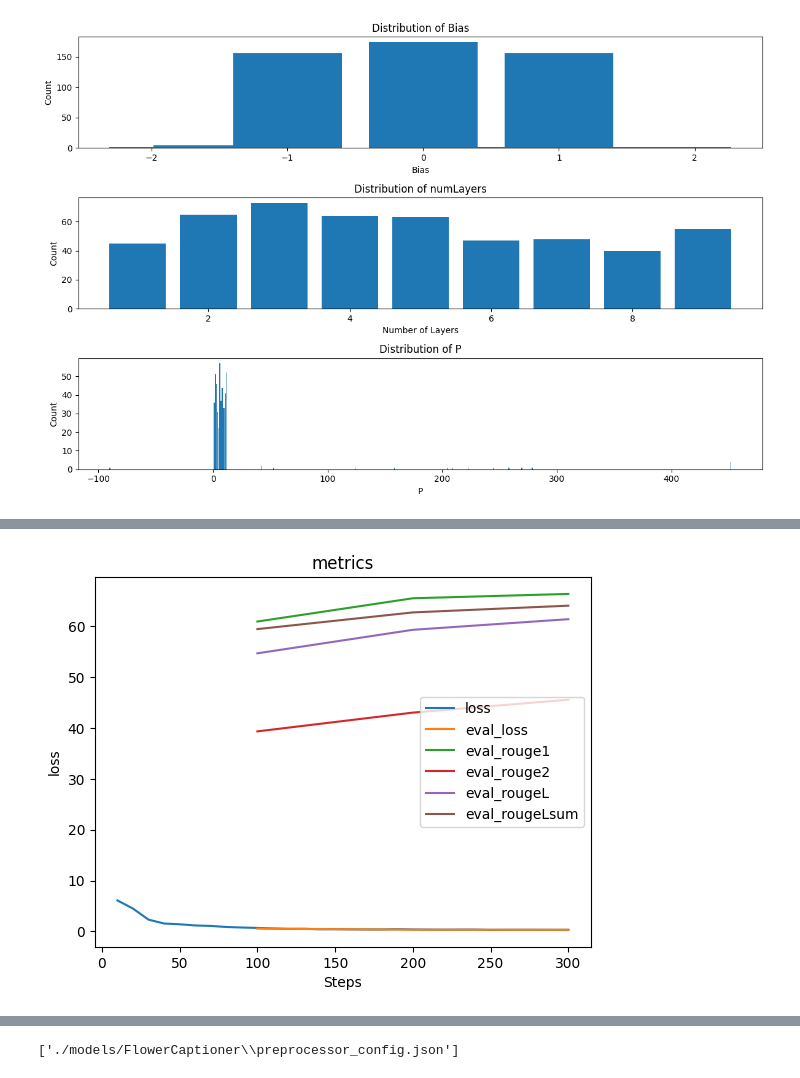
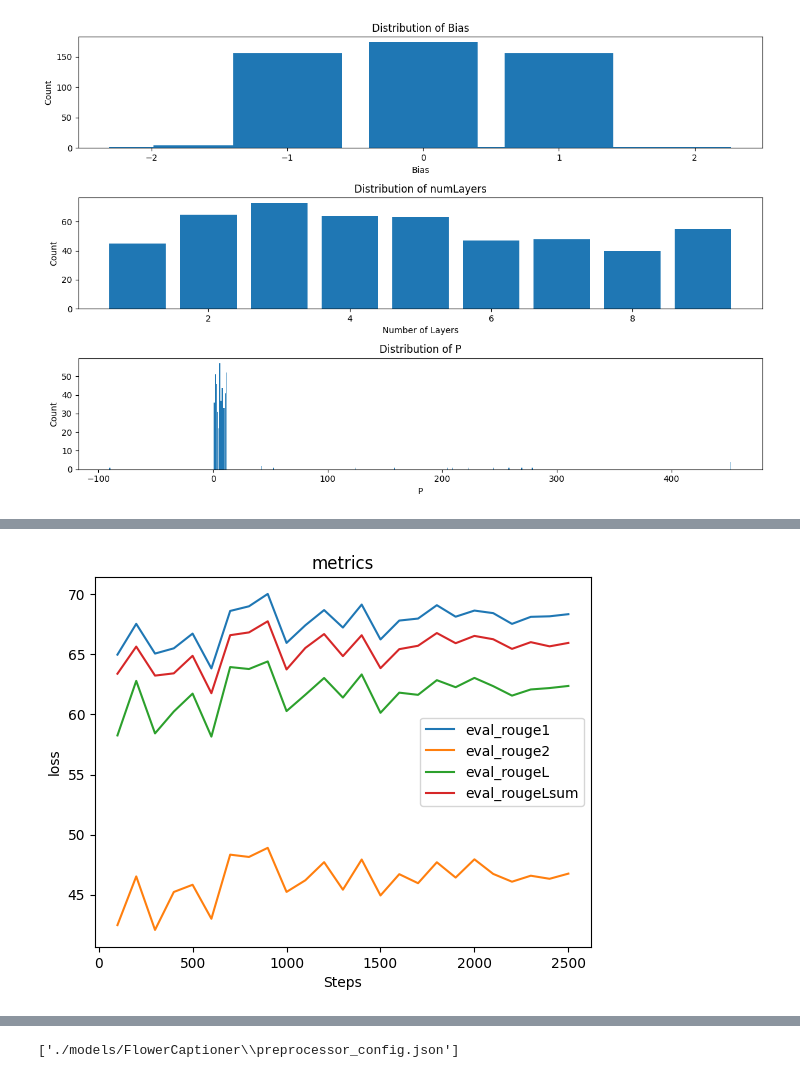
Before and after one commit to cristianglezm/FlowerEvolver-ViT-GPT2-FlowerCaptioner, a Jupyter notebook: FlowerEvolver-finetune.ipynb, the cells around one changed output, grey strips where cells are left out. Saved outputs shown, nothing was run; the diff lists cells and outputs as text; code cells hidden in the pictures.

Commit message:
splited metrics into two, train loss, eval loss and rouge, etc
updated readme for model with the new training

```diff
--- a/FlowerEvolver-finetune.ipynb
+++ b/FlowerEvolver-finetune.ipynb
@@ -221,7 +221,7 @@ def compute_metrics(eval_preds):
 training_args = Seq2SeqTrainingArguments(
     predict_with_generate=True,
     evaluation_strategy="epoch", #eval_strategy="epoch",
-    num_train_epochs=3,
+    num_train_epochs=25,
     per_device_train_batch_size=4,
     per_device_eval_batch_size=4,
     warmup_steps=500,
@@ -251,18 +251,18 @@ trainer.train()
 # %%
 metrics = trainer.state.log_history
 
 def showMetrics(metrics, ylabel, title, keys):
     for key in keys:
         to_plot = [x[key] for x in metrics if key in x]
         steps = [x['step'] for x in metrics if key in x]
 
         plt.plot(steps, to_plot, label=key)
     plt.xlabel("Steps")
     plt.ylabel(ylabel)
     plt.title(title)
     plt.legend()
     plt.show()
 
-showMetrics(metrics, 'loss', 'metrics', ['loss', 'eval_loss', 'eval_rouge1', 'eval_rouge2', 'eval_rougeL', 'eval_rougeLsum'])
+showMetrics(metrics, 'loss', 'metrics', ['eval_rouge1', 'eval_rouge2', 'eval_rougeL', 'eval_rougeLsum'])
 # %% [output]
-[figure, old version]
+[figure, new version]
```
Also changed, not shown: parts of 4 cells of this notebook, 1 other file.
